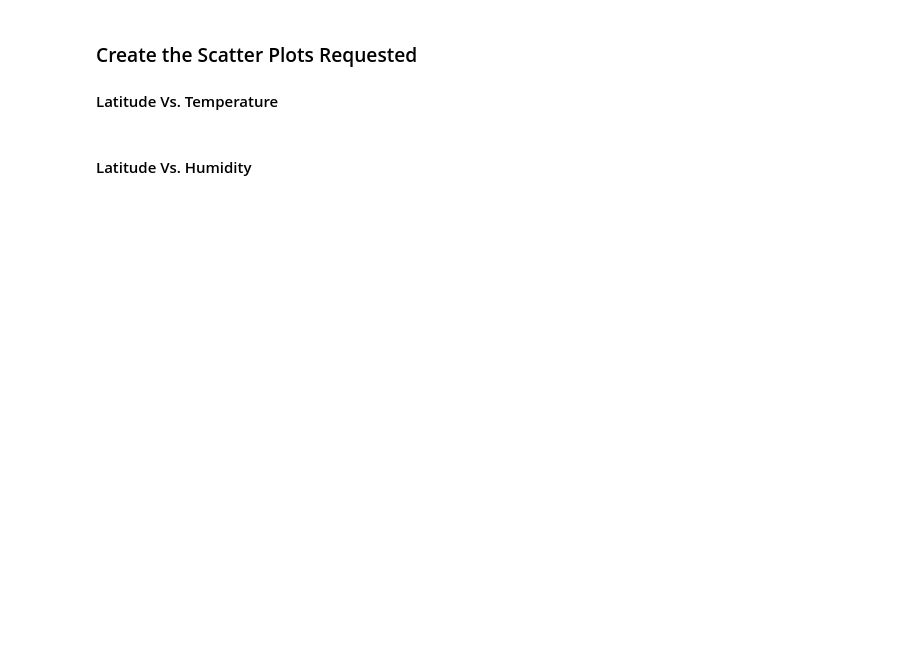
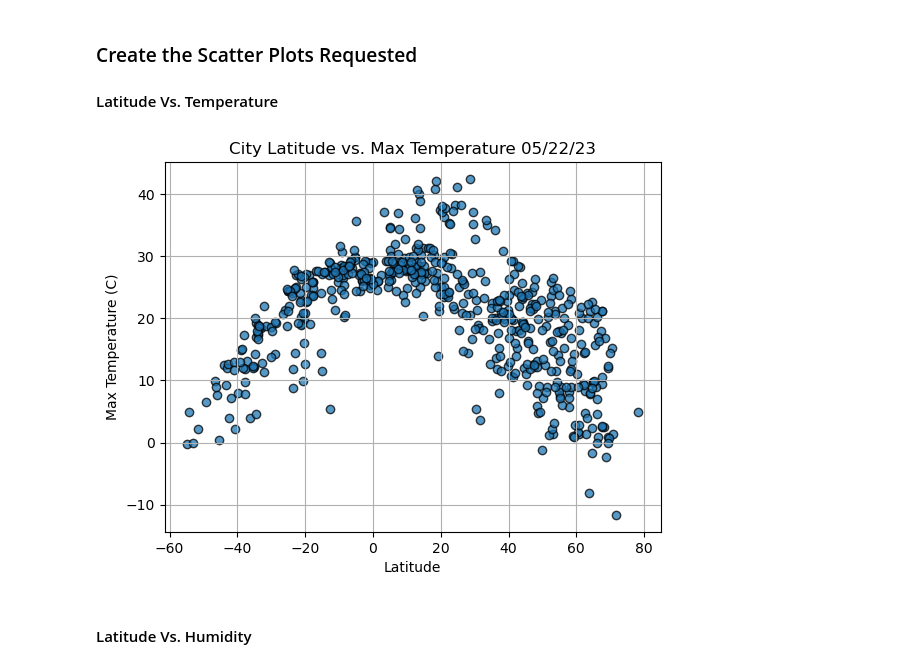
Before and after one commit to erusin12/python-api-challenge, a Jupyter notebook: starter_code/WeatherPy_code.ipynb, the cells around one changed output. Cells and saved outputs as stored; diff of their text form; code cells hidden in the pictures; blank space fills up the shorter version.

```diff
--- a/starter_code/WeatherPy_code.ipynb
+++ b/starter_code/WeatherPy_code.ipynb
@@ -156,17 +201,26 @@ city_data_df.head()
 
 #### Latitude Vs. Temperature
 # %%
+# Extract latitude and max temperature data from city_data
+latitudes = [data["Lat"] for data in city_data]
+max_temps = [data["Max Temp"] for data in city_data]
+
 # Build scatter plot for latitude vs. temperature
-# YOUR CODE HERE
+plt.scatter(latitudes, max_temps, edgecolors="black", alpha=0.75)
 
 # Incorporate the other graph properties
-# YOUR CODE HERE
+plt.title("City Latitude vs. Max Temperature " + time.strftime("%x"))
+plt.xlabel("Latitude")
+plt.ylabel("Max Temperature (C)")
+plt.grid(True)
 
 # Save the figure
 plt.savefig("output_data/Fig1.png")
 
 # Show plot
 plt.show()
+# %% [output]
+[figure, added]
 # %% [markdown]
 #### Latitude Vs. Humidity
 # %%
```
Also changed, not shown: parts of 39 cells of this notebook, 15 other files.
